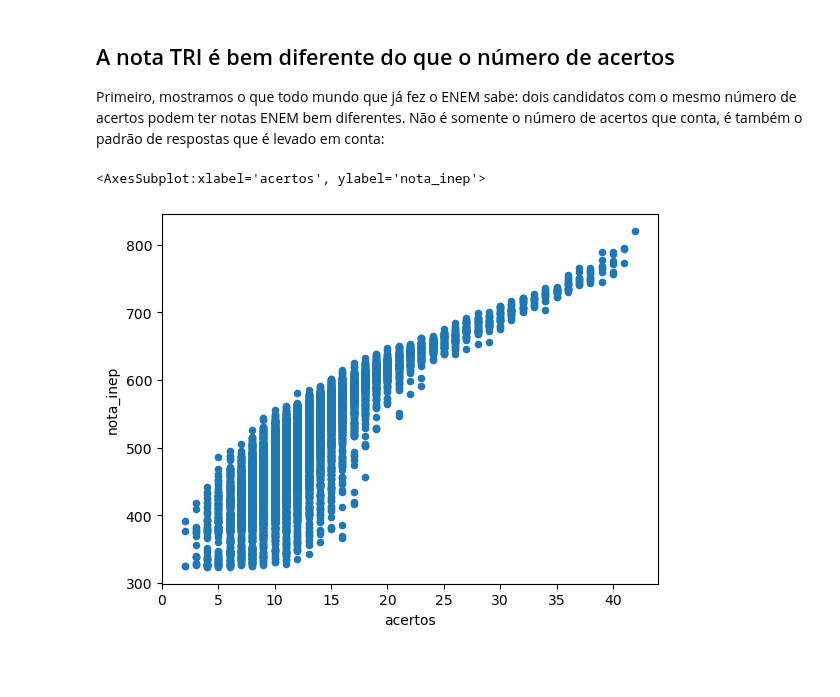
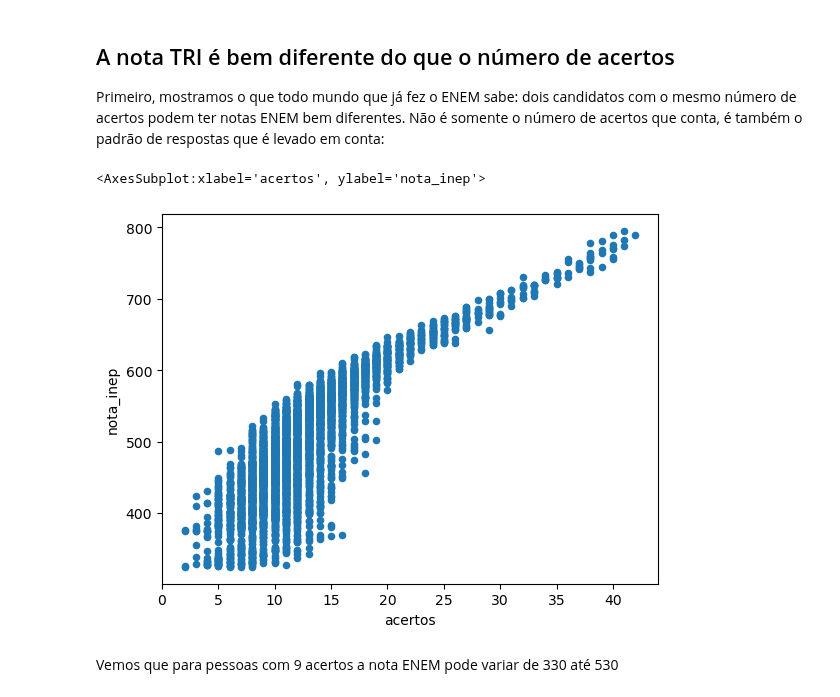
Before and after one commit to atp/enem, a Jupyter notebook: _sources/TRI.ipynb, the cells around one changed output. Cells and saved outputs as stored; diff of their text form; code cells hidden in the pictures; blank space fills up the shorter version.

```diff
--- a/_sources/TRI.ipynb
+++ b/_sources/TRI.ipynb
@@ -49,8 +50,11 @@ load_acertos(2023,'CN',5)
 ## A nota TRI é bem diferente do que o número de acertos
 Primeiro, mostramos o que todo mundo que já fez o ENEM sabe: dois candidatos com o mesmo número de acertos podem ter notas ENEM bem diferentes. Não é somente o número de acertos que conta, é também o padrão de respostas que é levado em conta:
 # %%
-df = load_acertos(2023,'CN',10000)
+caderno = 1222
+df = load_acertos(2023,'CN',5000,prova=caderno)
 df.plot(kind='scatter',x='acertos',y='nota_inep')
 # %% [output]
 <AxesSubplot:xlabel='acertos', ylabel='nota_inep'>
-[figure, old version]
+[figure, new version]
+# %% [markdown]
+Vemos que para pessoas com 9 acertos a nota ENEM pode variar de 330 até 530
```
Also changed, not shown: parts of 7 cells of this notebook, 4 other files.
